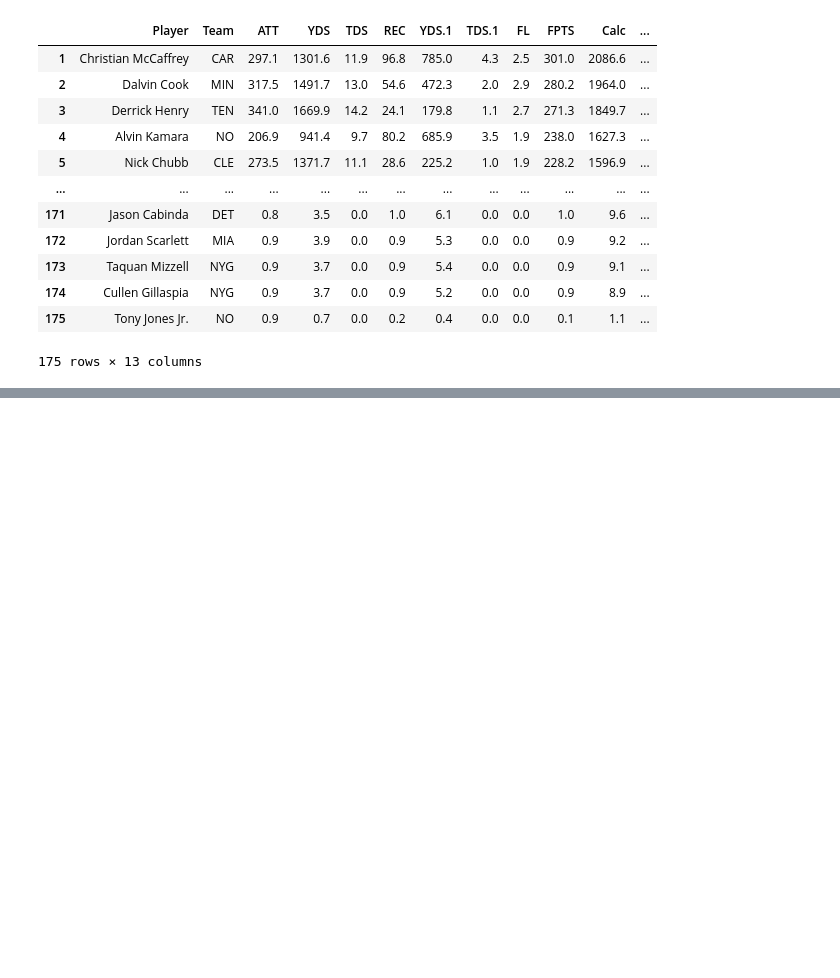
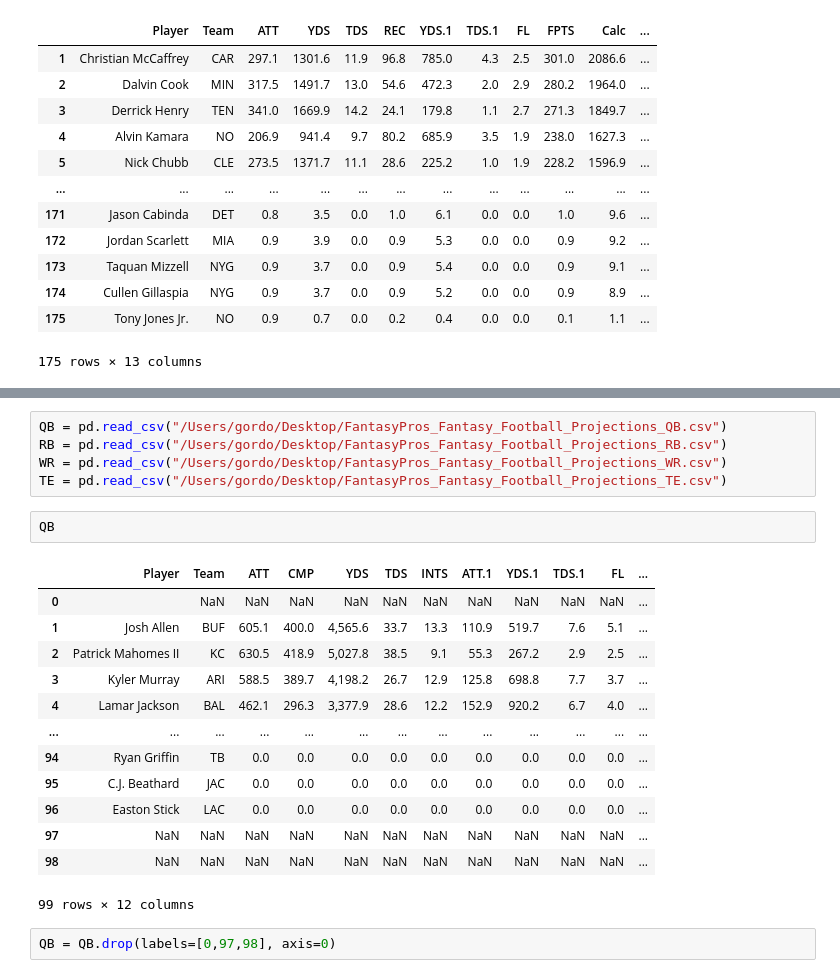
Before and after one commit to gordonpera/DraftBoard, a Jupyter notebook: Fantasy Test Notebook.ipynb, the cells around one changed output, grey strips where cells are left out. Drawn from its saved outputs; the diff is of its cells as text; blank space fills up the shorter version.

```diff
--- a/Fantasy Test Notebook.ipynb
+++ b/Fantasy Test Notebook.ipynb
@@ -504,0 +585,23 @@ RB
+# %%
+QB = pd.read_csv("/Users/gordo/Desktop/FantasyPros_Fantasy_Football_Projections_QB.csv")
+RB = pd.read_csv("/Users/gordo/Desktop/FantasyPros_Fantasy_Football_Projections_RB.csv")
+WR = pd.read_csv("/Users/gordo/Desktop/FantasyPros_Fantasy_Football_Projections_WR.csv")
+TE = pd.read_csv("/Users/gordo/Desktop/FantasyPros_Fantasy_Football_Projections_TE.csv")
+# %%
+QB
+# %% [output]
+|  | Player | Team | ATT | CMP | YDS | TDS | INTS | ATT.1 | YDS.1 | TDS.1 | FL | ... |
+| 0 |  | NaN | NaN | NaN | NaN | NaN | NaN | NaN | NaN | NaN | NaN | ... |
+| 1 | Josh Allen | BUF | 605.1 | 400.0 | 4,565.6 | 33.7 | 13.3 | 110.9 | 519.7 | 7.6 | 5.1 | ... |
+| 2 | Patrick Mahomes II | KC | 630.5 | 418.9 | 5,027.8 | 38.5 | 9.1 | 55.3 | 267.2 | 2.9 | 2.5 | ... |
+| 3 | Kyler Murray | ARI | 588.5 | 389.7 | 4,198.2 | 26.7 | 12.9 | 125.8 | 698.8 | 7.7 | 3.7 | ... |
+| 4 | Lamar Jackson | BAL | 462.1 | 296.3 | 3,377.9 | 28.6 | 12.2 | 152.9 | 920.2 | 6.7 | 4.0 | ... |
+| ... | ... | ... | ... | ... | ... | ... | ... | ... | ... | ... | ... | ... |
+| 94 | Ryan Griffin | TB | 0.0 | 0.0 | 0.0 | 0.0 | 0.0 | 0.0 | 0.0 | 0.0 | 0.0 | ... |
+| 95 | C.J. Beathard | JAC | 0.0 | 0.0 | 0.0 | 0.0 | 0.0 | 0.0 | 0.0 | 0.0 | 0.0 | ... |
+| 96 | Easton Stick | LAC | 0.0 | 0.0 | 0.0 | 0.0 | 0.0 | 0.0 | 0.0 | 0.0 | 0.0 | ... |
+| 97 | NaN | NaN | NaN | NaN | NaN | NaN | NaN | NaN | NaN | NaN | NaN | ... |
+| 98 | NaN | NaN | NaN | NaN | NaN | NaN | NaN | NaN | NaN | NaN | NaN | ... |
+99 rows × 12 columns
+# %%
+QB = QB.drop(labels=[0,97,98], axis=0)
```
Also changed, not shown: parts of 61 cells of this notebook, 1 other file.
